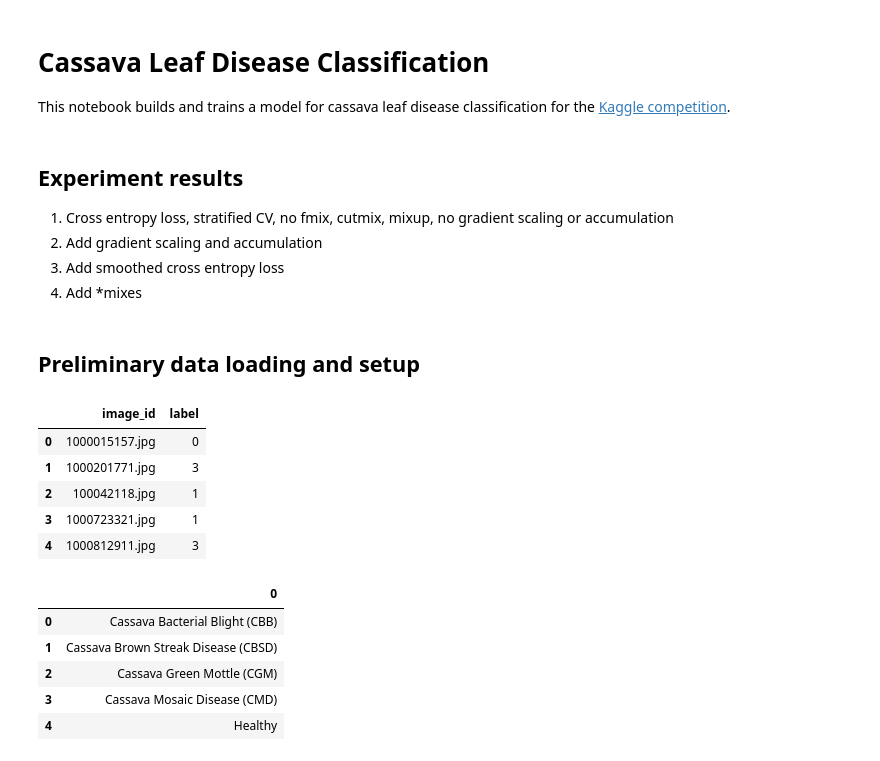
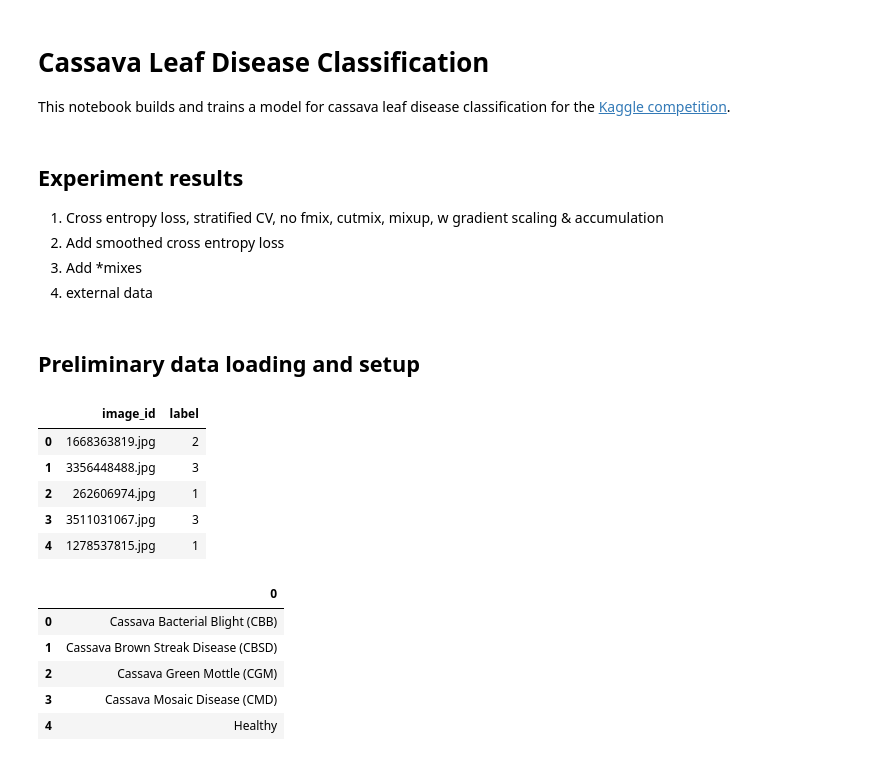
Before and after one commit to felixglush/kaggle-cassava-disease-classification, a Jupyter notebook: cassava.ipynb, the cells around one changed output. Drawn from its saved outputs; the diff is of its cells as text; code cells hidden in the pictures.

```diff
--- a/cassava.ipynb
+++ b/cassava.ipynb
@@ -5,10 +5,10 @@ This notebook builds and trains a model for cassava leaf disease classification
 # %% [markdown]
 ## Experiment results
 
-1. Cross entropy loss, stratified CV, no fmix, cutmix, mixup, no gradient scaling or accumulation
-2. Add gradient scaling and accumulation
-3. Add smoothed cross entropy loss
-4. Add *mixes
+1. Cross entropy loss, stratified CV, no fmix, cutmix, mixup, w gradient scaling & accumulation
+2. Add smoothed cross entropy loss
+3. Add *mixes
+4. external data
 # %%
 package_paths = [
     # this is a project by Ross Wightman (https://github.com/rwightman/pytorch-image-models)
@@ -61,19 +58,19 @@ import timm # pytorch-image-models implementations
 ## Preliminary data loading and setup
 # %%
 train = pd.read_csv(Config.data_csv, engine='python')
-Config.debug=False
+
 if Config.debug:
-    train = train.sample(n=100, random_state=Config.seed).reset_index(drop=True)
+    train = train.sample(n=1000, random_state=Config.seed).reset_index(drop=True)
     Config.epochs = 1
 
 train.head()
 # %% [output]
 |  | image_id | label |
-| 0 | 1000015157.jpg | 0 |
-| 1 | 1000201771.jpg | 3 |
-| 2 | 100042118.jpg | 1 |
-| 3 | 1000723321.jpg | 1 |
-| 4 | 1000812911.jpg | 3 |
+| 0 | 1668363819.jpg | 2 |
+| 1 | 3356448488.jpg | 3 |
+| 2 | 262606974.jpg | 1 |
+| 3 | 3511031067.jpg | 3 |
+| 4 | 1278537815.jpg | 1 |
 # %%
 label_map = pd.read_json(Config.data_dir + '/label_num_to_disease_map.json', orient='index')
 label_map
```
Also changed, not shown: parts of 9 cells of this notebook, 1 other file.
